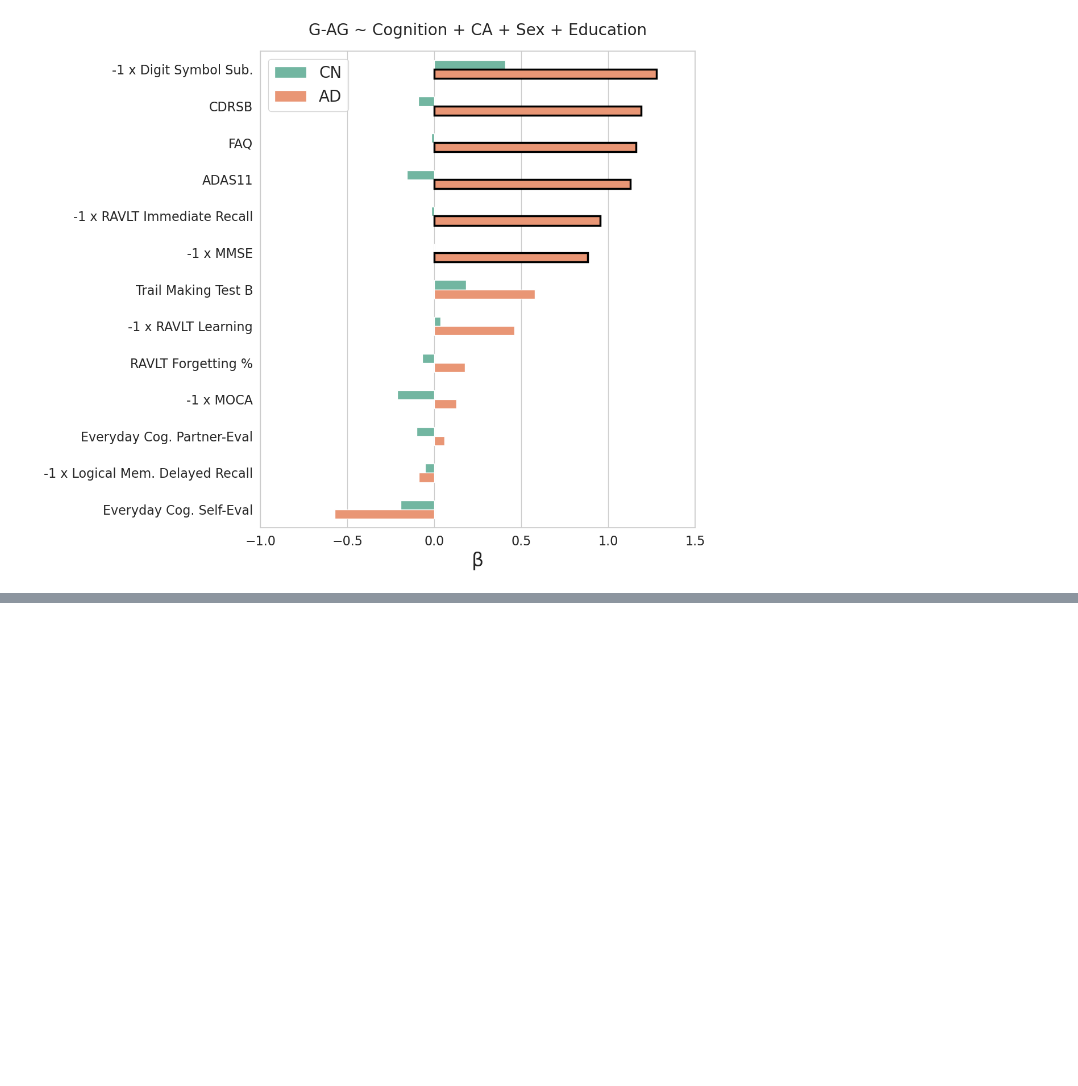
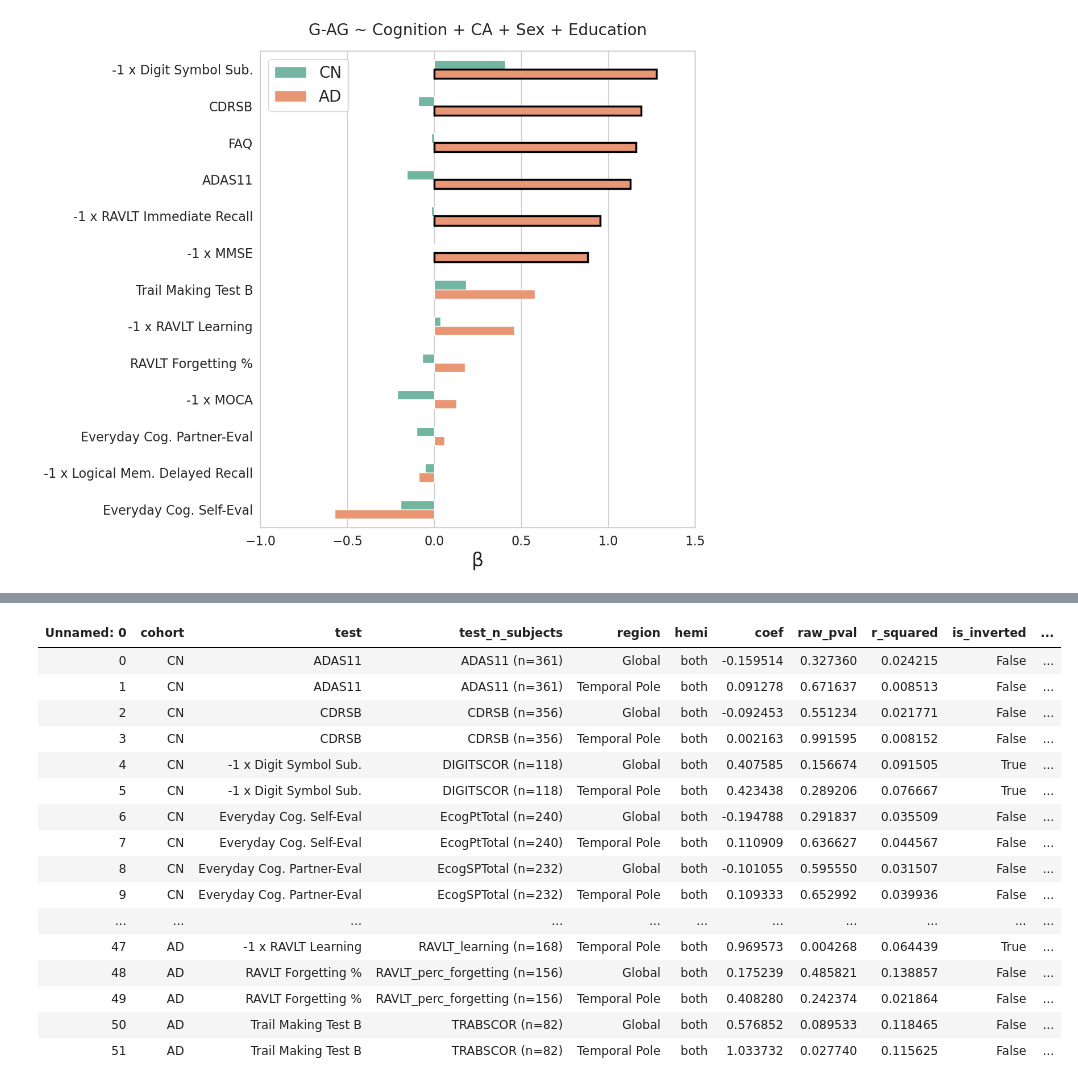
Before and after one commit to SamAndTheSun/Graph_UNet, a Jupyter notebook: notebooks/AD_analysis.ipynb, the cells around one changed output, grey strips where cells are left out. Cells and saved outputs as stored; diff of their text form; code cells hidden in the pictures; blank space fills up the shorter version.

```diff
--- a/notebooks/AD_analysis.ipynb
+++ b/notebooks/AD_analysis.ipynb
@@ -290,0 +310,21 @@ local_results[
+# %%
+local_results.head(100)
+display(local_results.style.hide(axis='index'))
+# %% [output]
+| Unnamed: 0 | cohort | test | test_n_subjects | region | hemi | coef | raw_pval | r_squared | is_inverted | ... |
+| 0 | CN | ADAS11 | ADAS11 (n=361) | Global | both | -0.159514 | 0.327360 | 0.024215 | False | ... |
+| 1 | CN | ADAS11 | ADAS11 (n=361) | Temporal Pole | both | 0.091278 | 0.671637 | 0.008513 | False | ... |
+| 2 | CN | CDRSB | CDRSB (n=356) | Global | both | -0.092453 | 0.551234 | 0.021771 | False | ... |
+| 3 | CN | CDRSB | CDRSB (n=356) | Temporal Pole | both | 0.002163 | 0.991595 | 0.008152 | False | ... |
+| 4 | CN | -1 x Digit Symbol Sub. | DIGITSCOR (n=118) | Global | both | 0.407585 | 0.156674 | 0.091505 | True | ... |
+| 5 | CN | -1 x Digit Symbol Sub. | DIGITSCOR (n=118) | Temporal Pole | both | 0.423438 | 0.289206 | 0.076667 | True | ... |
+| 6 | CN | Everyday Cog. Self-Eval | EcogPtTotal (n=240) | Global | both | -0.194788 | 0.291837 | 0.035509 | False | ... |
+| 7 | CN | Everyday Cog. Self-Eval | EcogPtTotal (n=240) | Temporal Pole | both | 0.110909 | 0.636627 | 0.044567 | False | ... |
+| 8 | CN | Everyday Cog. Partner-Eval | EcogSPTotal (n=232) | Global | both | -0.101055 | 0.595550 | 0.031507 | False | ... |
+| 9 | CN | Everyday Cog. Partner-Eval | EcogSPTotal (n=232) | Temporal Pole | both | 0.109333 | 0.652992 | 0.039936 | False | ... |
+| ... | ... | ... | ... | ... | ... | ... | ... | ... | ... | ... |
+| 47 | AD | -1 x RAVLT Learning | RAVLT_learning (n=168) | Temporal Pole | both | 0.969573 | 0.004268 | 0.064439 | True | ... |
+| 48 | AD | RAVLT Forgetting % | RAVLT_perc_forgetting (n=156) | Global | both | 0.175239 | 0.485821 | 0.138857 | False | ... |
+| 49 | AD | RAVLT Forgetting % | RAVLT_perc_forgetting (n=156) | Temporal Pole | both | 0.408280 | 0.242374 | 0.021864 | False | ... |
+| 50 | AD | Trail Making Test B | TRABSCOR (n=82) | Global | both | 0.576852 | 0.089533 | 0.118465 | False | ... |
+| 51 | AD | Trail Making Test B | TRABSCOR (n=82) | Temporal Pole | both | 1.033732 | 0.027740 | 0.115625 | False | ... |
```
Also changed, not shown: parts of 9 cells of this notebook, 3 other files.
